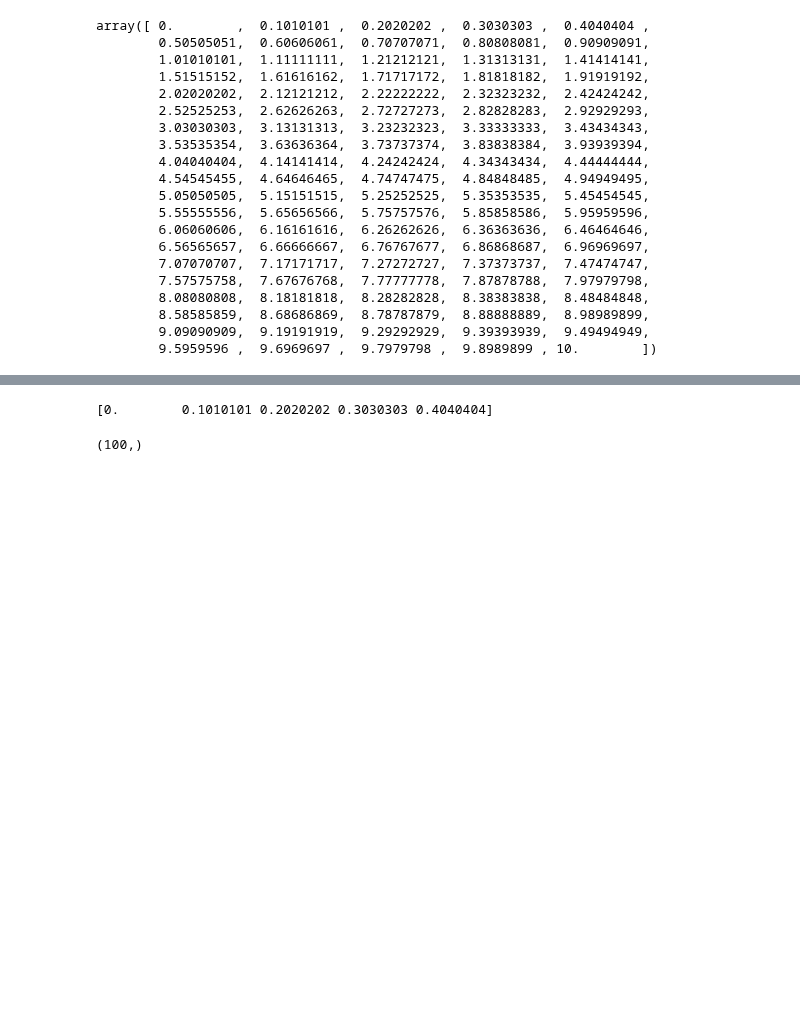
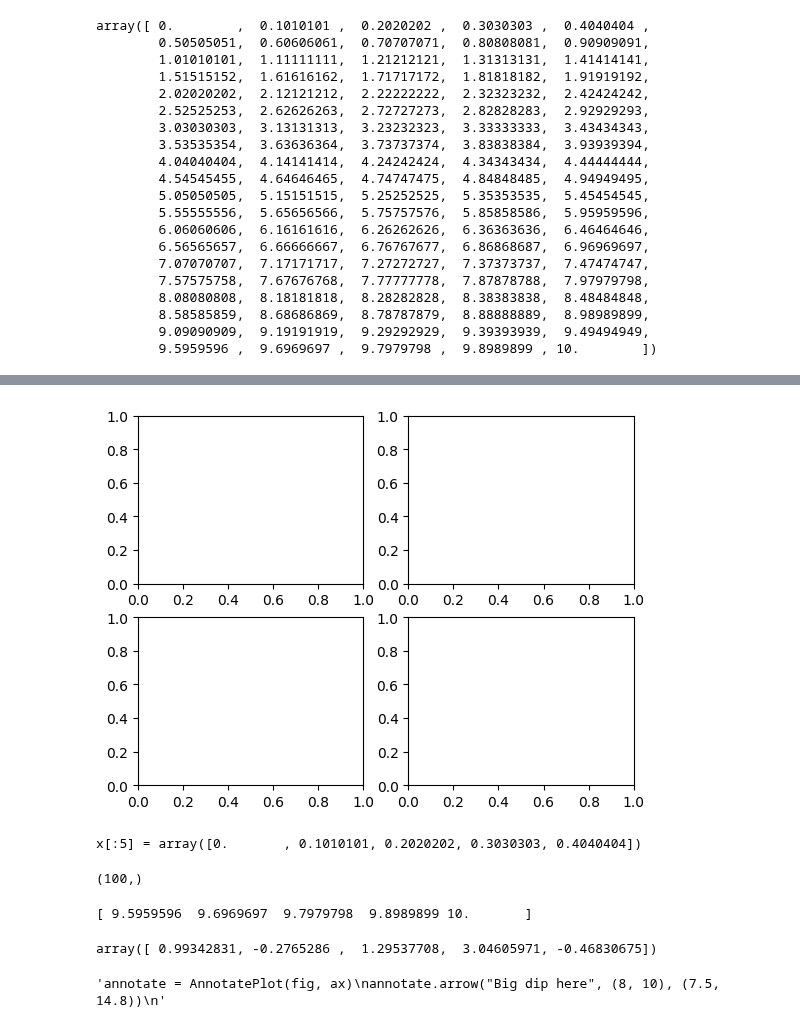
Before and after one commit to Akina-Aoki/python_aira_franco_de25, a Jupyter notebook: exercises/ex6_3.ipynb, the cells around one changed output, grey strips where cells are left out. Drawn from its saved outputs; the diff is of its cells as text; code cells hidden in the pictures; blank space fills up the shorter version.

```diff
--- a/exercises/ex6_3.ipynb
+++ b/exercises/ex6_3.ipynb
@@ -36,11 +55,29 @@ array([ 0.        ,  0.1010101 ,  0.2020202 ,  0.3030303 ,  0.4040404 ,
+# %%
+# subplots
+# 2 columns, 2 rows, number of plots
+fig, ax = plt.subplots(2, 2)
+# %% [output]
+[figure, added]
 # %%
-print(f"{x[:5]}")
+print(f"{x[:5] = }")
 # %% [output]
-[0.        0.1010101 0.2020202 0.3030303 0.4040404]
+x[:5] = array([0.       , 0.1010101, 0.2020202, 0.3030303, 0.4040404])
 # %%
 print(f"{x.shape}")
 # %% [output]
 (100,)
+# %%
+print(f"{x[-5:]}")
+# %% [output]
+[ 9.5959596  9.6969697  9.7979798  9.8989899 10.       ]
+# %%
+np.random.seed(42)
+np.random.normal(0, 2, size = 5)
+# %% [output]
+array([ 0.99342831, -0.2765286 ,  1.29537708,  3.04605971, -0.46830675])
 # %%
-annotate = AnnotatePlot(fig, ax)
+"""annotate = AnnotatePlot(fig, ax)
 annotate.arrow("Big dip here", (8, 10), (7.5, 14.8))
+"""
+# %% [output]
+'annotate = AnnotatePlot(fig, ax)\nannotate.arrow("Big dip here", (8, 10), (7.5, 14.8))\n'
```
Also changed, not shown: parts of 6 cells of this notebook.
